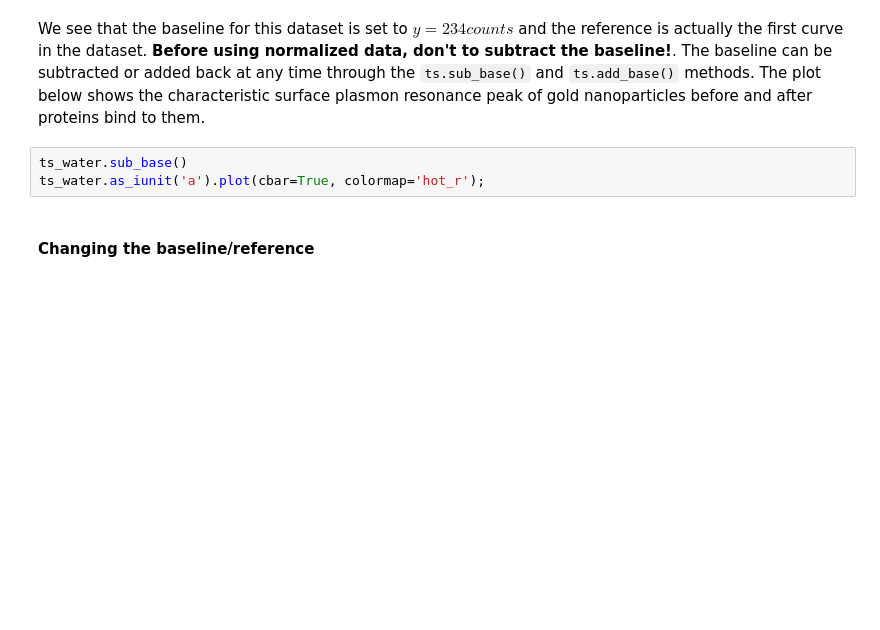
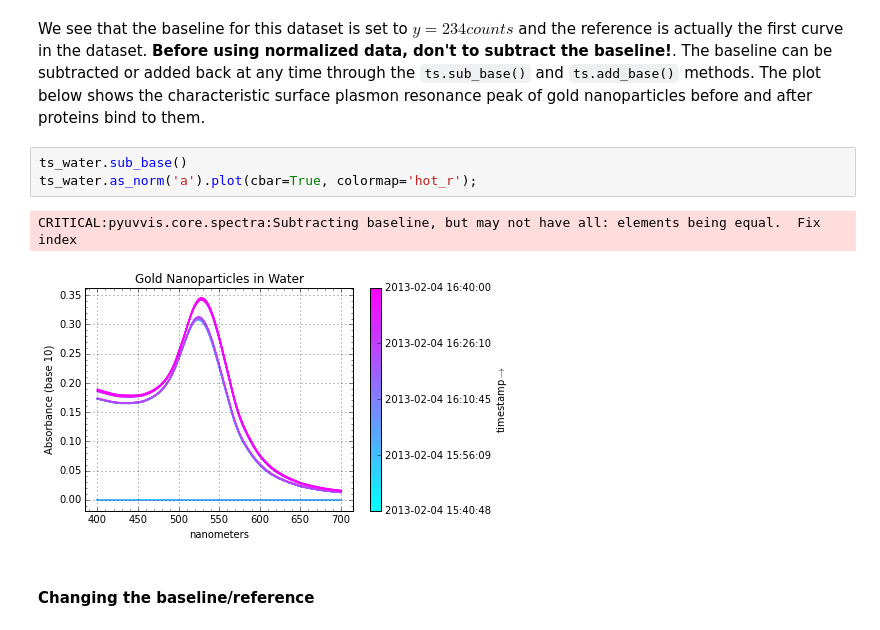
Before and after one commit to hughesadam87/scikit-spectra, a Jupyter notebook: examples/Notebooks/tutorial_1.ipynb, the cells around one changed output. Drawn from its saved outputs; the diff is of its cells as text; blank space fills up the shorter version.

Commit message:
first refactor of iunits seems ok

```diff
--- a/examples/Notebooks/tutorial_1.ipynb
+++ b/examples/Notebooks/tutorial_1.ipynb
@@ -107,7 +168,10 @@ ts_water.reference.plot(ax = ax2, color='black', ls='--');
 We see that the baseline for this dataset is set to $y=234 counts$ and the reference is actually the first curve in the dataset.  **Before using normalized data, don't to subtract the baseline!**.  The baseline can be subtracted or added back at any time through the `ts.sub_base()` and `ts.add_base()` methods.  The plot below shows the characteristic surface plasmon resonance peak of gold nanoparticles before and after proteins bind to them.
 # %%
 ts_water.sub_base()
-ts_water.as_iunit('a').plot(cbar=True, colormap='hot_r');
+ts_water.as_norm('a').plot(cbar=True, colormap='hot_r');
+# %% [output]
+CRITICAL:pyuvvis.core.spectra:Subtracting baseline, but may not have all: elements being equal.  Fix index
+[figure, added]
 # %% [markdown]
 #### Changing the baseline/reference
 # %% [markdown]
```
Also changed, not shown: parts of 16 cells of this notebook, 10 other files.
